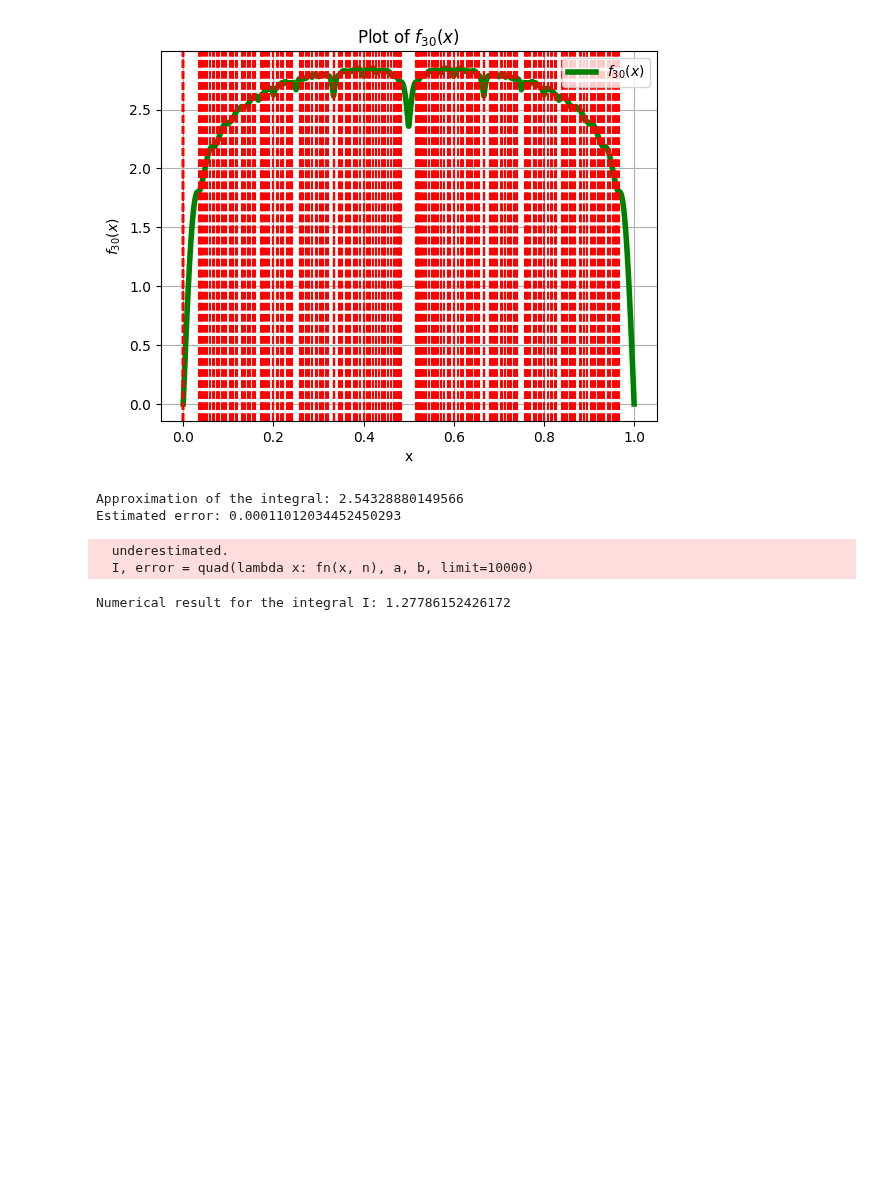
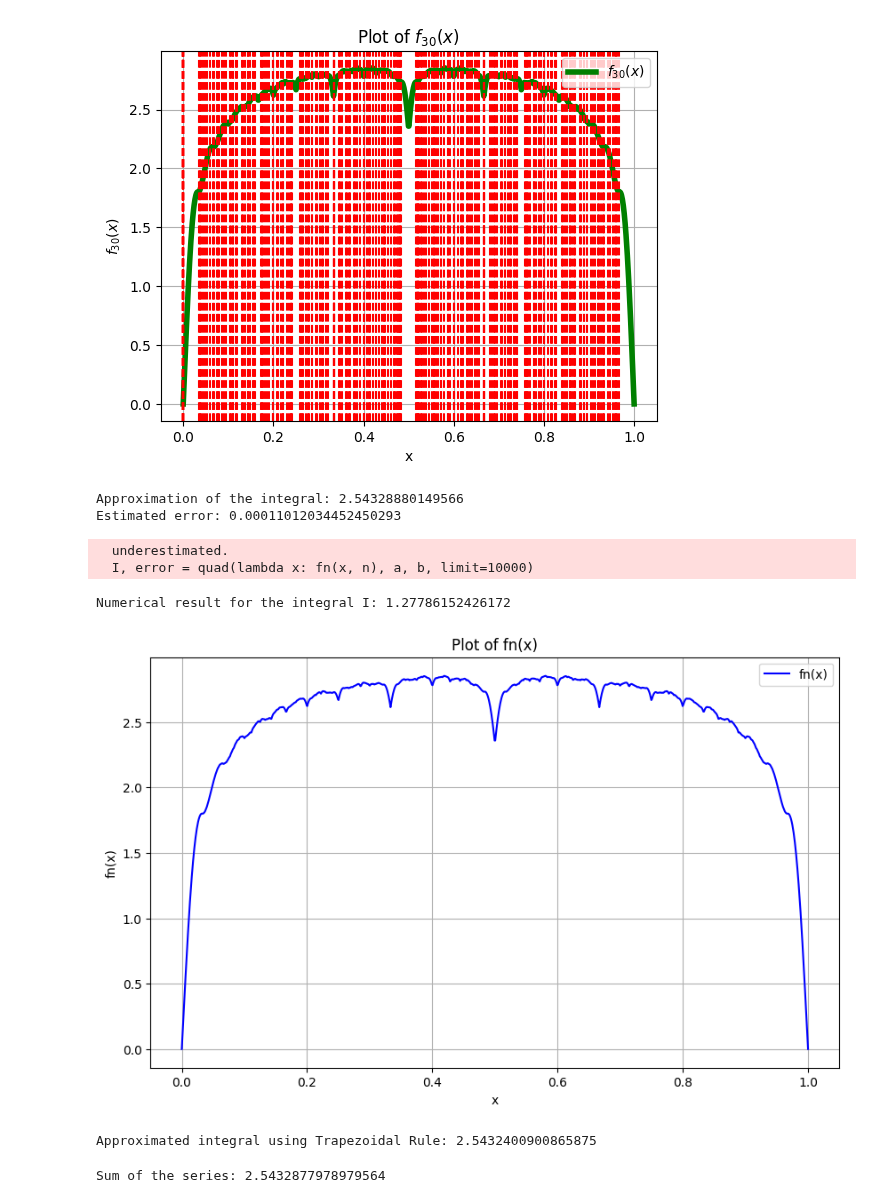
Before and after one commit to Mani0237/Prelims, a Jupyter notebook: prelim2024/Q10-200973108/10.ipynb, the cells around one changed output. Cells and saved outputs as stored; diff of their text form; code cells hidden in the pictures; blank space fills up the shorter version.

```diff
--- a/prelim2024/Q10-200973108/10.ipynb
+++ b/prelim2024/Q10-200973108/10.ipynb
@@ -77,3 +77,76 @@ numerical_result = integral_expr.evalf()
 print("Numerical result for the integral I:", numerical_result)
 # %% [output]
 Numerical result for the integral I: 1.27786152426172
+# %%
+import numpy as np
+import matplotlib.pyplot as plt
+
+# Define the function fn(x)
+def fn(x, n):
+    result = 0
+    for j in range(1, n + 1):
+        result += np.abs(np.sin(j * np.pi * x))/j
+    return result
+
+# Define the domain
+x_values = np.linspace(0, 1, 1000)
+
+# Set n
+n = 30
+
+# Calculate fn(x) values
+fn_values = fn(x_values, n)
+
+# Plot fn(x)
+plt.figure(figsize=(10, 6))
+plt.plot(x_values, fn_values, label='fn(x)', color='blue')
+plt.title('Plot of fn(x)')
+plt.xlabel('x')
+plt.ylabel('fn(x)')
+plt.grid(True)
+plt.legend()
+plt.show()
+# %% [output]
+[figure, added]
+# %%
+import numpy as np
+
+# Define the function fn(x)
+def fn(x, n):
+    result = 0
+    for j in range(1, n + 1):
+        result += np.abs(np.sin(j * np.pi * x))/j
+    return result
+
+# Trapezoidal rule for numerical integration
+def trapezoidal_rule(f, a, b, n):
+    h = (b - a) / n
+    integral = 0.5 * (f(a) + f(b))
+    for i in range(1, n):
+        integral += f(a + i * h)
+    integral *= h
+    return integral
+
+# Define the limits of integration
+a = 0
+b = 1
+
+# Set the number of subintervals
+n = 1000  # You can adjust this for desired accuracy
+
+# Approximate the integral
+approx_integral = trapezoidal_rule(lambda x: fn(x, 30), a, b, n)
+
+print("Approximated integral using Trapezoidal Rule:", approx_integral)
+# %% [output]
+Approximated integral using Trapezoidal Rule: 2.5432400900865875
+# %%
+import numpy as np
+
+sum = 0.0
+for i in range(1, 31):
+    sum += 2.0 / (i * np.pi)
+
+print("Sum of the series:", sum)
+# %% [output]
+Sum of the series: 2.5432877978979564
```
Also changed, not shown: 2 other files.
